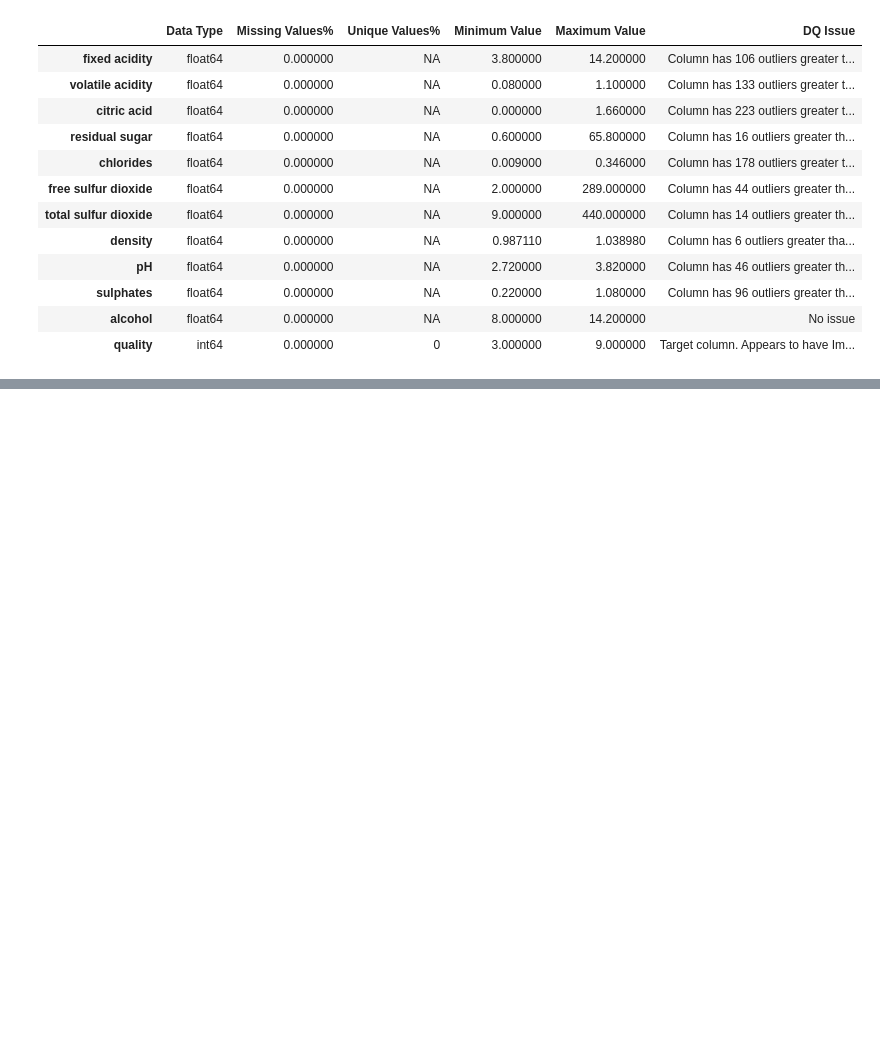
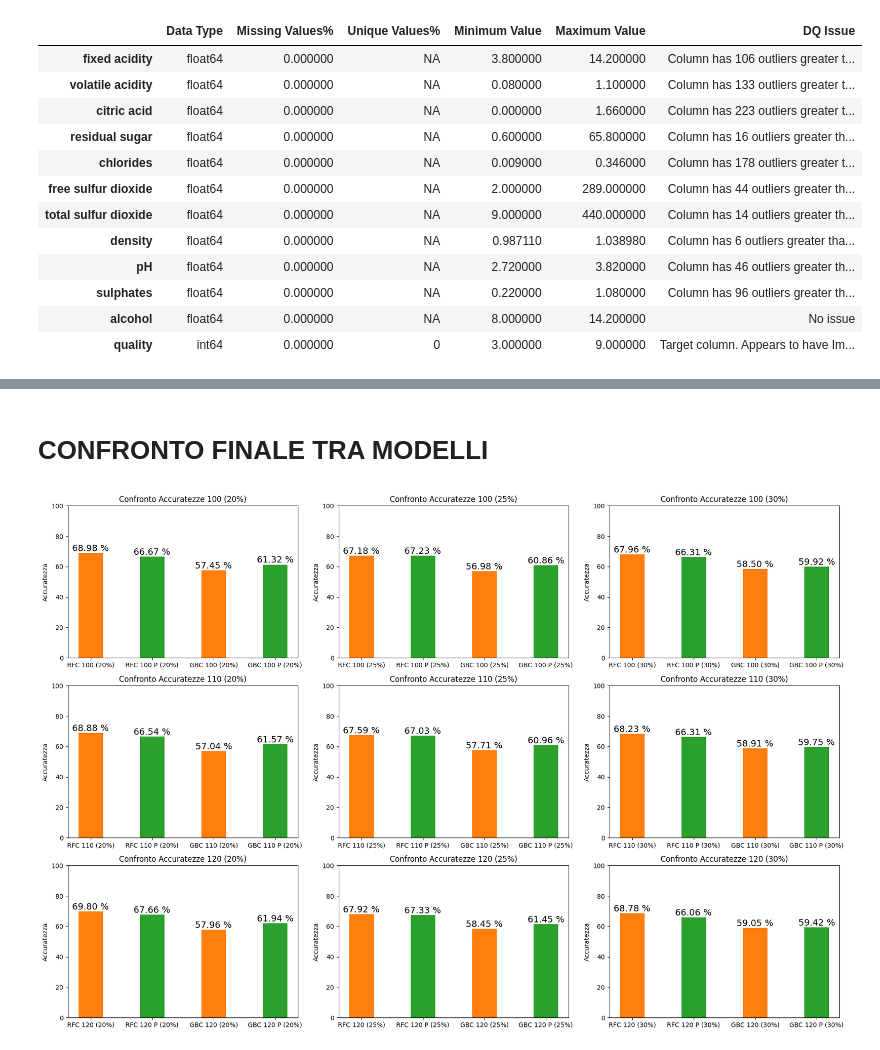
Before and after one commit to Matteo13579/Progetto-Tesi, a Jupyter notebook: progetto2.ipynb, the cells around one changed output, grey strips where cells are left out. Drawn from its saved outputs; the diff is of its cells as text; code cells hidden in the pictures; blank space fills up the shorter version.

```diff
--- a/progetto2.ipynb
+++ b/progetto2.ipynb
@@ -75,0 +782,10 @@ There are 937 duplicate rows in your dataset
+# %%
+x_train_processed_2_scaled = scaler.fit_transform(x_train_processed_2)
+x_train_processed_2_scaled = pd.DataFrame(x_train_processed_2_scaled, columns=x_train_processed_2.columns)
+x_test_processed_2_scaled = scaler.transform(x_test_processed_2)
+x_test_processed_2_scaled = pd.DataFrame(x_test_processed_2_scaled, columns=x_test_processed_2.columns)
+# %%
+x_train_processed_3_scaled = scaler.fit_transform(x_train_processed_3)
+x_train_processed_3_scaled = pd.DataFrame(x_train_processed_3_scaled, columns=x_train_processed_3.columns)
+x_test_processed_3_scaled = scaler.transform(x_test_processed_3)
+x_test_processed_3_scaled = pd.DataFrame(x_test_processed_3_scaled, columns=x_test_processed_3.columns)
@@ -75,0 +809,4 @@ There are 937 duplicate rows in your dataset
+# %%
+rf_100_processed = RandomForestClassifier(n_estimators=100, random_state=42, verbose=1)
+rf_110_processed = RandomForestClassifier(n_estimators=110, random_state=42, verbose=1)
+rf_120_processed = RandomForestClassifier(n_estimators=120, random_state=42, verbose=1)
@@ -75,0 +999,4 @@ There are 937 duplicate rows in your dataset
+# %%
+gb_100_processed = GradientBoostingClassifier(n_estimators=100, random_state=42)
+gb_110_processed = GradientBoostingClassifier(n_estimators=110, random_state=42)
+gb_120_processed = GradientBoostingClassifier(n_estimators=120, random_state=42)
@@ -75,0 +1151,44 @@ There are 937 duplicate rows in your dataset
+# %% [markdown]
+# CONFRONTO FINALE TRA MODELLI
+# %%
+plt.figure(figsize=(18, 12))
+colors = ['#ff7f0e', '#2ca02c']
+
+models_test = [
+    ['RFC 100 (20%)', 'RFC 100 P (20%)', 'GBC 100 (20%)', 'GBC 100 P (20%)'],
+    ['RFC 100 (25%)', 'RFC 100 P (25%)', 'GBC 100 (25%)', 'GBC 100 P (25%)'],
+    ['RFC 100 (30%)', 'RFC 100 P (30%)', 'GBC 100 (30%)', 'GBC 100 P (30%)'],
+    ['RFC 110 (20%)', 'RFC 110 P (20%)', 'GBC 110 (20%)', 'GBC 110 P (20%)'],
+    ['RFC 110 (25%)', 'RFC 110 P (25%)', 'GBC 110 (25%)', 'GBC 110 P (25%)'],
+    ['RFC 110 (30%)', 'RFC 110 P (30%)', 'GBC 110 (30%)', 'GBC 110 P (30%)'],
+    ['RFC 120 (20%)', 'RFC 120 P (20%)', 'GBC 120 (20%)', 'GBC 120 P (20%)'],
+    ['RFC 120 (25%)', 'RFC 120 P (25%)', 'GBC 120 (25%)', 'GBC 120 P (25%)'],
+    ['RFC 120 (30%)', 'RFC 120 P (30%)', 'GBC 120 (30%)', 'GBC 120 P (30%)'],
+]
+
+accuracies_test = [
+    [accuracy_100_20_rf*100, accuracy_100_20_rfp*100, accuracy_100_20_gb*100, accuracy_100_20_gbp*100],
+    [accuracy_100_25_rf*100, accuracy_100_25_rfp*100, accuracy_100_25_gb*100, accuracy_100_25_gbp*100],
+    [accuracy_100_30_rf*100, accuracy_100_30_rfp*100, accuracy_100_30_gb*100, accuracy_100_30_gbp*100],
+    [accuracy_110_20_rf*100, accuracy_110_20_rfp*100, accuracy_110_20_gb*100, accuracy_110_20_gbp*100],
+    [accuracy_110_25_rf*100, accuracy_110_25_rfp*100, accuracy_110_25_gb*100, accuracy_110_25_gbp*100],
+    [accuracy_110_30_rf*100, accuracy_110_30_rfp*100, accuracy_110_30_gb*100, accuracy_110_30_gbp*100],
+    [accuracy_120_20_rf*100, accuracy_120_20_rfp*100, accuracy_120_20_gb*100, accuracy_120_20_gbp*100],
+    [accuracy_120_25_rf*100, accuracy_120_25_rfp*100, accuracy_120_25_gb*100, accuracy_120_25_gbp*100],
+    [accuracy_120_30_rf*100, accuracy_120_30_rfp*100, accuracy_120_30_gb*100, accuracy_120_30_gbp*100],
+]
+
+for i in range(len(models_test)):
+    plt.subplot(3, 3, i+1)
+    bars = plt.bar(models_test[i], accuracies_test[i], color=colors, width=0.4, align='center')
+    plt.title(f'Confronto Accuratezze {100 + (i // 3) * 10} ({20 + (i % 3) * 5}%)', fontsize=12)
+    plt.ylabel('Accuratezza')
+    plt.ylim(0, 100)
+    for j, bar in enumerate(bars):
+        height = bar.get_height()
+        plt.text(bar.get_x() + bar.get_width()/2, height+0.01, f'{height:.2f} %', ha='center', va='bottom', fontsize=14)
+
+plt.savefig(os.path.join(os.getcwd(), "immagini_progetto", "accuracies_comparisons.png"))
+plt.tight_layout()
+# %% [output]
+[figure, added]
```
Also changed, not shown: parts of 61 cells of this notebook.
